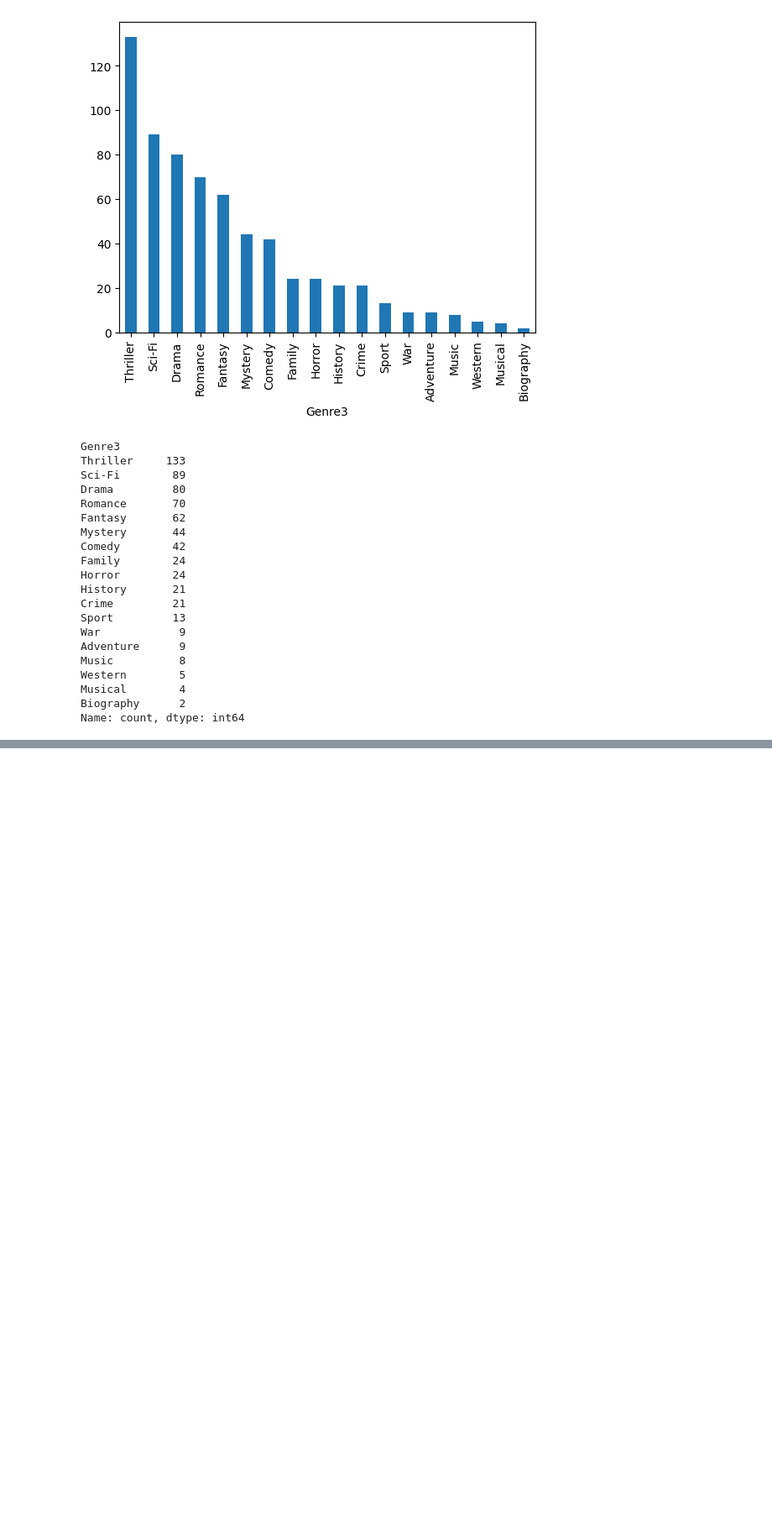
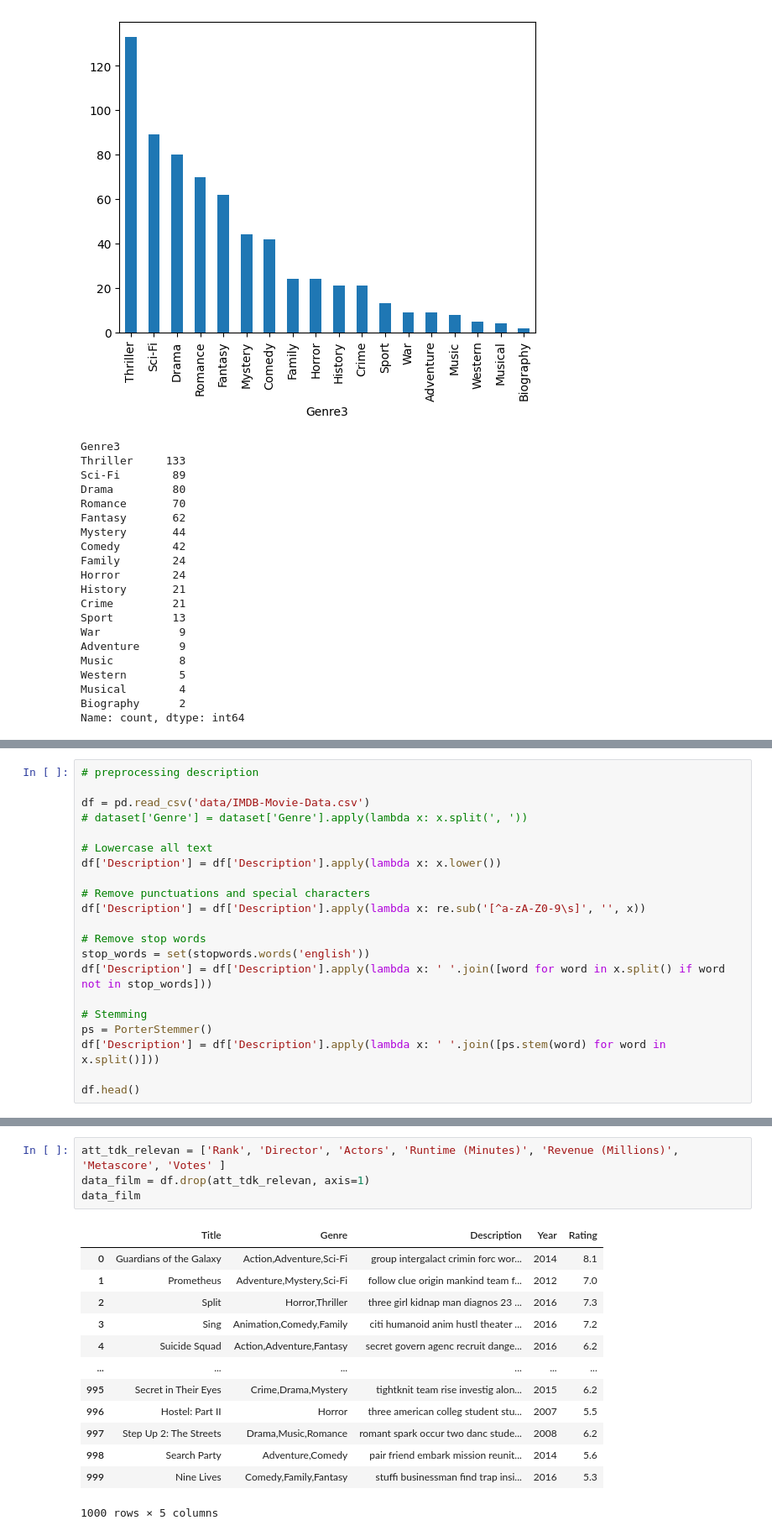
Before and after one commit to kemalhiero/tb_apm, a Jupyter notebook: app.ipynb, the cells around one changed output, grey strips where cells are left out. Shown at 84% size. Cells and saved outputs as stored; diff of their text form; blank space fills up the shorter version.

```diff
--- a/app.ipynb
+++ b/app.ipynb
@@ -148,0 +165,21 @@ Name: count, dtype: int64
+# %%
+# preprocessing description
+
+df = pd.read_csv('data/IMDB-Movie-Data.csv')
+# dataset['Genre'] = dataset['Genre'].apply(lambda x: x.split(', '))
+
+# Lowercase all text
+df['Description'] = df['Description'].apply(lambda x: x.lower())
+
+# Remove punctuations and special characters
+df['Description'] = df['Description'].apply(lambda x: re.sub('[^a-zA-Z0-9\s]', '', x))
+
+# Remove stop words
+stop_words = set(stopwords.words('english'))
+df['Description'] = df['Description'].apply(lambda x: ' '.join([word for word in x.split() if word not in stop_words]))
+
+# Stemming
+ps = PorterStemmer()
+df['Description'] = df['Description'].apply(lambda x: ' '.join([ps.stem(word) for word in x.split()]))
+
+df.head()
@@ -148,0 +193,18 @@ Name: count, dtype: int64
+# %%
+att_tdk_relevan = ['Rank', 'Director', 'Actors', 'Runtime (Minutes)', 'Revenue (Millions)', 'Metascore', 'Votes' ]
+data_film = df.drop(att_tdk_relevan, axis=1)
+data_film
+# %% [output]
+|  | Title | Genre | Description | Year | Rating |
+| 0 | Guardians of the Galaxy | Action,Adventure,Sci-Fi | group intergalact crimin forc wor... | 2014 | 8.1 |
+| 1 | Prometheus | Adventure,Mystery,Sci-Fi | follow clue origin mankind team f... | 2012 | 7.0 |
+| 2 | Split | Horror,Thriller | three girl kidnap man diagnos 23 ... | 2016 | 7.3 |
+| 3 | Sing | Animation,Comedy,Family | citi humanoid anim hustl theater ... | 2016 | 7.2 |
+| 4 | Suicide Squad | Action,Adventure,Fantasy | secret govern agenc recruit dange... | 2016 | 6.2 |
+| ... | ... | ... | ... | ... | ... |
+| 995 | Secret in Their Eyes | Crime,Drama,Mystery | tightknit team rise investig alon... | 2015 | 6.2 |
+| 996 | Hostel: Part II | Horror | three american colleg student stu... | 2007 | 5.5 |
+| 997 | Step Up 2: The Streets | Drama,Music,Romance | romant spark occur two danc stude... | 2008 | 6.2 |
+| 998 | Search Party | Adventure,Comedy | pair friend embark mission reunit... | 2014 | 5.6 |
+| 999 | Nine Lives | Comedy,Family,Fantasy | stuffi businessman find trap insi... | 2016 | 5.3 |
+1000 rows × 5 columns
```
Also changed, not shown: parts of 5 cells of this notebook.
